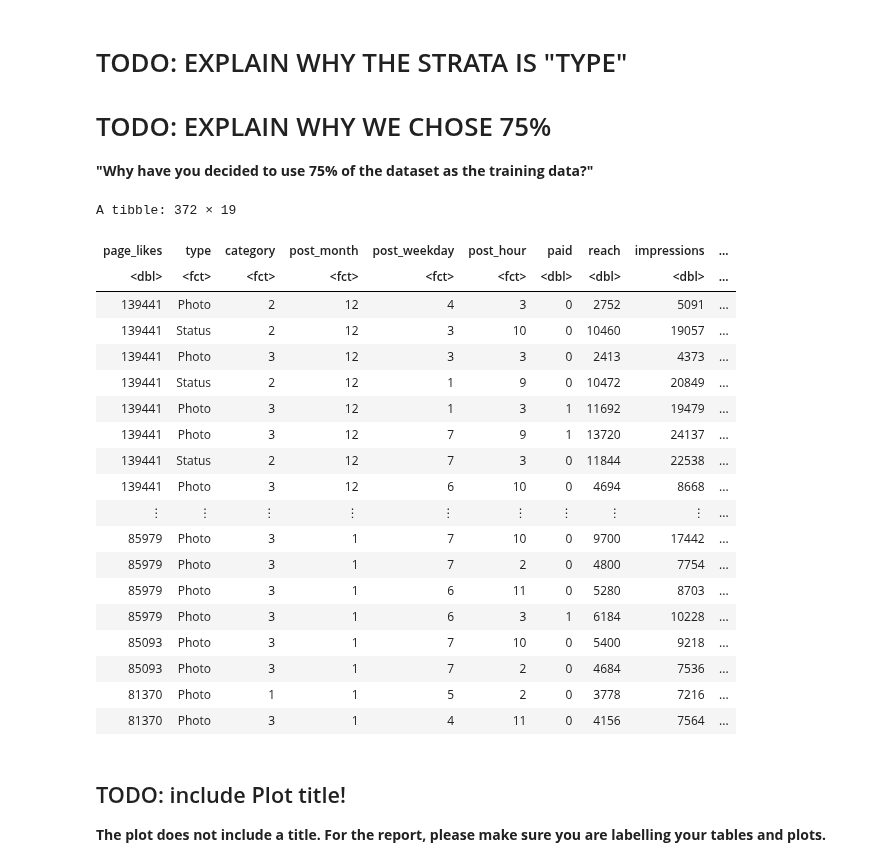
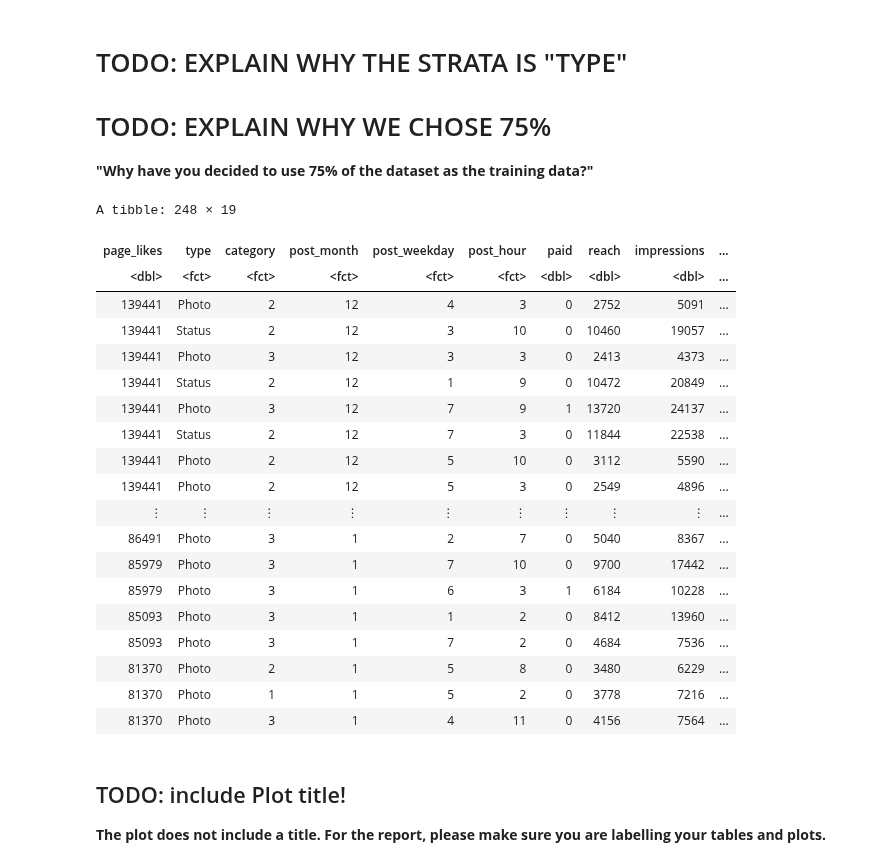
Before and after one commit to lucykvs/DSCI100-Project, a Jupyter notebook: Project.ipynb, the cells around one changed output. Cells and saved outputs as stored; diff of their text form; code cells hidden in the pictures.

```diff
--- a/Project.ipynb
+++ b/Project.ipynb
@@ -133,30 +133,30 @@ sum(is.na(fb_data_clean))
 **"Why have you decided to use 75% of the dataset as the training data?"**
 # %%
 # Split the data:
-fb_split <- initial_split(fb_data_clean, prop = 0.75, strata = type)
+fb_split <- initial_split(fb_data_clean, prop = 0.5, strata = type)
 fb_train <- training(fb_split)
 fb_test <- testing(fb_split)
 
 fb_train
 # %% [output]
-A tibble: 372 × 19
+A tibble: 248 × 19
 | page_likes | type | category | post_month | post_weekday | post_hour | paid | reach | impressions | ... |
 | <dbl> | <fct> | <fct> | <fct> | <fct> | <fct> | <dbl> | <dbl> | <dbl> | ... |
 | 139441 | Photo | 2 | 12 | 4 | 3 | 0 | 2752 | 5091 | ... |
 | 139441 | Status | 2 | 12 | 3 | 10 | 0 | 10460 | 19057 | ... |
 | 139441 | Photo | 3 | 12 | 3 | 3 | 0 | 2413 | 4373 | ... |
 | 139441 | Status | 2 | 12 | 1 | 9 | 0 | 10472 | 20849 | ... |
-| 139441 | Photo | 3 | 12 | 1 | 3 | 1 | 11692 | 19479 | ... |
 | 139441 | Photo | 3 | 12 | 7 | 9 | 1 | 13720 | 24137 | ... |
 | 139441 | Status | 2 | 12 | 7 | 3 | 0 | 11844 | 22538 | ... |
-| 139441 | Photo | 3 | 12 | 6 | 10 | 0 | 4694 | 8668 | ... |
+| 139441 | Photo | 2 | 12 | 5 | 10 | 0 | 3112 | 5590 | ... |
+| 139441 | Photo | 2 | 12 | 5 | 3 | 0 | 2549 | 4896 | ... |
 | ⋮ | ⋮ | ⋮ | ⋮ | ⋮ | ⋮ | ⋮ | ⋮ | ⋮ | ... |
+| 86491 | Photo | 3 | 1 | 2 | 7 | 0 | 5040 | 8367 | ... |
 | 85979 | Photo | 3 | 1 | 7 | 10 | 0 | 9700 | 17442 | ... |
-| 85979 | Photo | 3 | 1 | 7 | 2 | 0 | 4800 | 7754 | ... |
-| 85979 | Photo | 3 | 1 | 6 | 11 | 0 | 5280 | 8703 | ... |
 | 85979 | Photo | 3 | 1 | 6 | 3 | 1 | 6184 | 10228 | ... |
-| 85093 | Photo | 3 | 1 | 7 | 10 | 0 | 5400 | 9218 | ... |
+| 85093 | Photo | 3 | 1 | 1 | 2 | 0 | 8412 | 13960 | ... |
 | 85093 | Photo | 3 | 1 | 7 | 2 | 0 | 4684 | 7536 | ... |
+| 81370 | Photo | 2 | 1 | 5 | 8 | 0 | 3480 | 6229 | ... |
 | 81370 | Photo | 1 | 1 | 5 | 2 | 0 | 3778 | 7216 | ... |
 | 81370 | Photo | 3 | 1 | 4 | 11 | 0 | 4156 | 7564 | ... |
 # %% [markdown]
```
Also changed, not shown: parts of 22 cells of this notebook.
